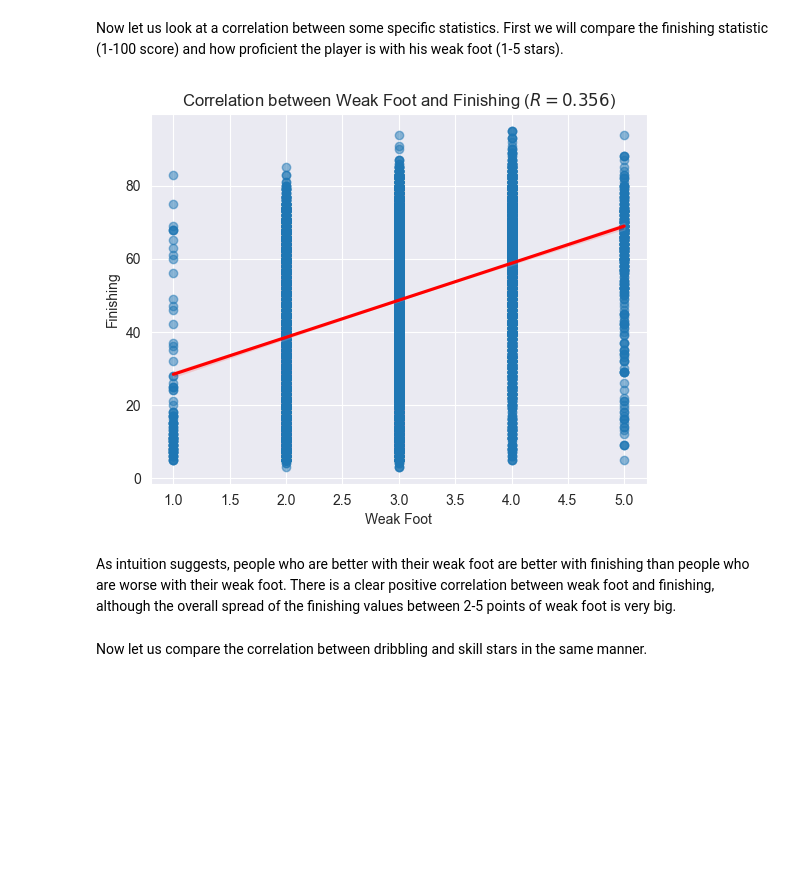
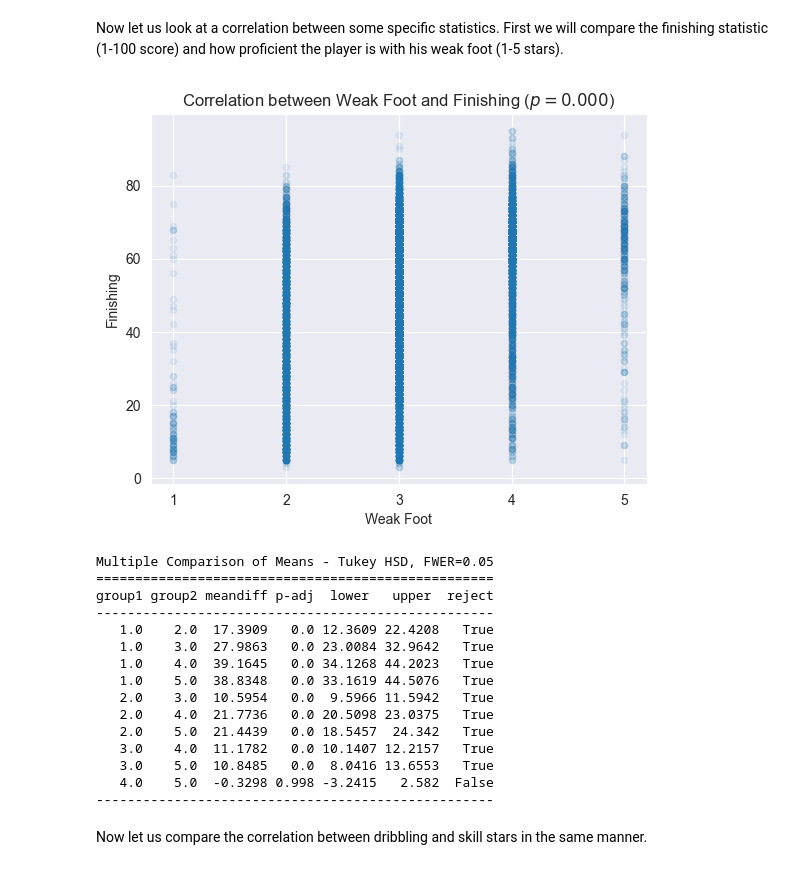
Before and after one commit to zurfil/DataSciencePortfolio, a Jupyter notebook: FIFA/main.ipynb, the cells around one changed output. Drawn from its saved outputs; the diff is of its cells as text; code cells hidden in the pictures; blank space fills up the shorter version.

Commit message:
WIP: adjusted types of statistical tests

```diff
--- a/FIFA/main.ipynb
+++ b/FIFA/main.ipynb
@@ -157,16 +158,38 @@ Looking at the result there is some minor resemblance, although not as pronounce
 Now let us look at a correlation between some specific statistics.
 First we will compare the finishing statistic (1-100 score) and how proficient the player is with his weak foot (1-5 stars).
 # %%
-sns.regplot(x="Weak Foot", y="Finishing", data=data, scatter_kws={'alpha':0.5}, line_kws={'color': 'red'})
-test = stats.pearsonr(data["Weak Foot"], data["Finishing"])
-plt.title(f"Correlation between Weak Foot and Finishing ($R = {test.statistic:.3f}$)")
+plt.scatter(data["Weak Foot"], data["Finishing"], s=20, alpha=0.08)
+plt.xlabel("Weak Foot")
+plt.xticks(data["Weak Foot"].unique())
+plt.ylabel("Finishing")
+
+groups = data["Weak Foot"].unique()
+grouped_data = [data[data["Weak Foot"] == group]["Finishing"] for group in groups]
+F, p = stats.kruskal(*grouped_data)
+
+plt.title(f"Correlation between Weak Foot and Finishing ($p = {p:.3f}$)")
 plt.show();
 # %% [output]
-[figure, old version]
+[figure, new version]
-# %% [markdown]
-As intuition suggests, people who are better with their weak foot are better with finishing than people who are worse with their weak foot.
-There is a clear positive correlation between weak foot and finishing, although the overall spread of the finishing values between 2-5
-points of weak foot is very big.
+# %%
+pairwise_comparison = pairwise_tukeyhsd(data["Finishing"], data["Weak Foot"])
+print(pairwise_comparison)
+# %% [output]
+Multiple Comparison of Means - Tukey HSD, FWER=0.05
+===================================================
+group1 group2 meandiff p-adj  lower   upper  reject
+---------------------------------------------------
+   1.0    2.0  17.3909   0.0 12.3609 22.4208   True
+   1.0    3.0  27.9863   0.0 23.0084 32.9642   True
+   1.0    4.0  39.1645   0.0 34.1268 44.2023   True
+   1.0    5.0  38.8348   0.0 33.1619 44.5076   True
+   2.0    3.0  10.5954   0.0  9.5966 11.5942   True
+   2.0    4.0  21.7736   0.0 20.5098 23.0375   True
+   2.0    5.0  21.4439   0.0 18.5457  24.342   True
+   3.0    4.0  11.1782   0.0 10.1407 12.2157   True
+   3.0    5.0  10.8485   0.0  8.0416 13.6553   True
+   4.0    5.0  -0.3298 0.998 -3.2415   2.582  False
+---------------------------------------------------
 # %% [markdown]
 Now let us compare the correlation between dribbling and skill stars in the same manner.
 # %%
```
Also changed, not shown: parts of 4 cells of this notebook.
